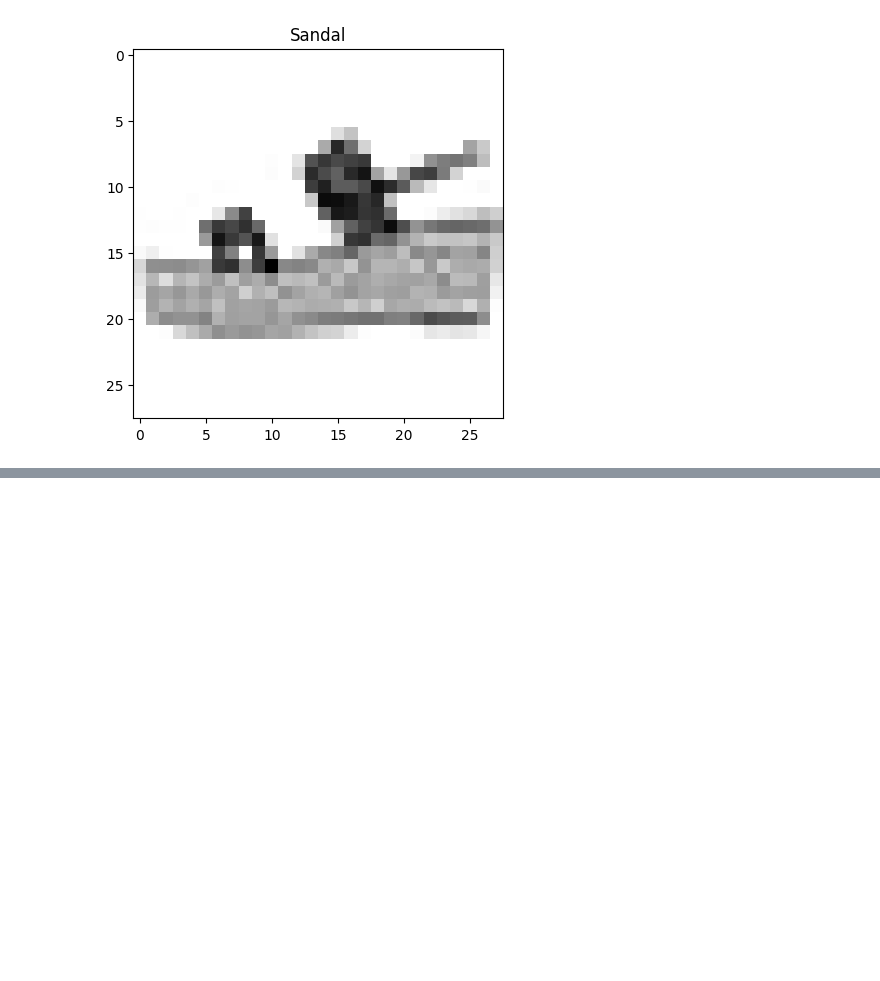
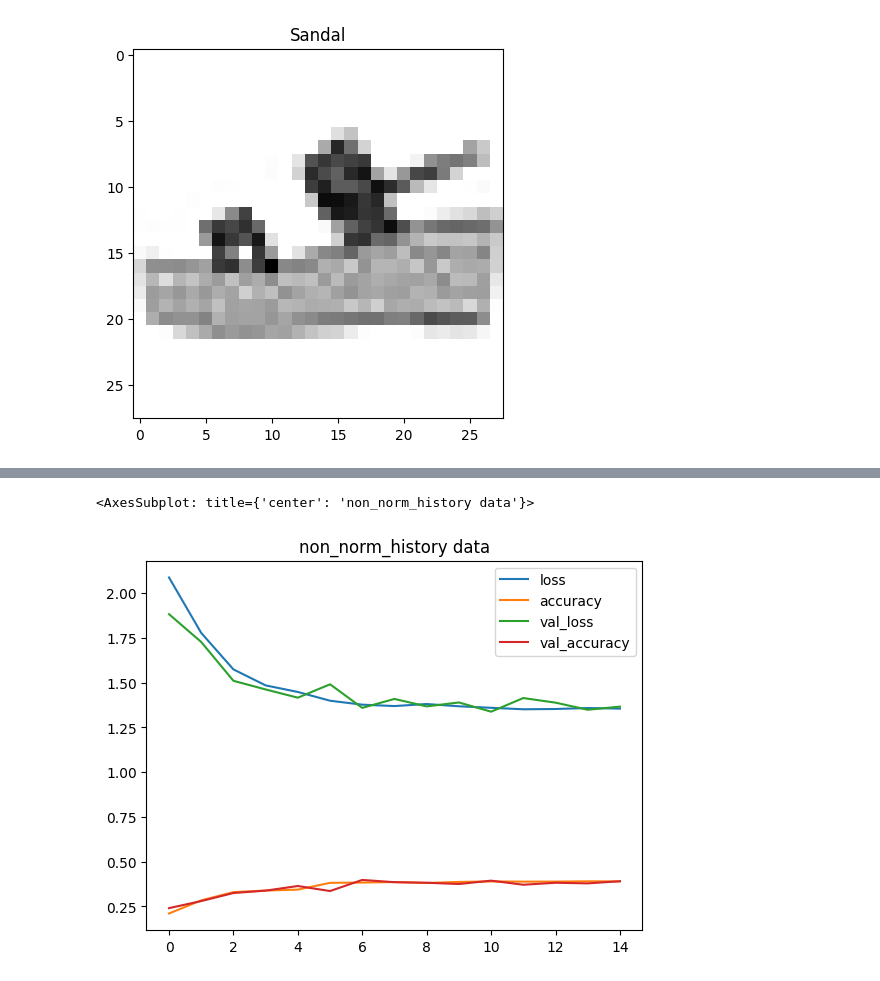
Before and after one commit to BoshiLee/tensorflow_developer_certificate, a Jupyter notebook: multi_classification.ipynb, the cells around one changed output, grey strips where cells are left out. Cells and saved outputs as stored; diff of their text form; code cells hidden in the pictures; blank space fills up the shorter version.

```diff
--- a/multi_classification.ipynb
+++ b/multi_classification.ipynb
@@ -74,0 +105,22 @@ for i in range(4):
+# %%
+# Set the random seed
+tf.random.set_seed(42)
+
+# 1. Create the model
+model_1 = tf.keras.Sequential([
+    tf.keras.layers.Flatten(input_shape=(28, 28)),
+    tf.keras.layers.Dense(4, activation="relu"),
+    tf.keras.layers.Dense(4, activation="relu"),
+    tf.keras.layers.Dense(10, activation=tf.keras.activations.softmax)
+])
+
+# 2. Compile the model
+model_1.compile(loss=tf.keras.losses.CategoricalCrossentropy(),
+                optimizer=tf.keras.optimizers.Adam(),
+                metrics=["accuracy"])
+
+# 3. Fit the model
+non_norm_history = model_1.fit(train_data,
+                               tf.one_hot(train_labels, depth=10),
+                               epochs=15,
+                               validation_data=(test_data, tf.one_hot(test_labels, depth=10)))
@@ -74,0 +218,7 @@ for i in range(4):
+# %%
+# plot non-normalized data loss curves
+import pandas as pd
+pd.DataFrame(non_norm_history.history).plot(title="non_norm_history data")
+# %% [output]
+<AxesSubplot: title={'center': 'non_norm_history data'}>
+[figure, added]
```
Also changed, not shown: parts of 18 cells of this notebook.
